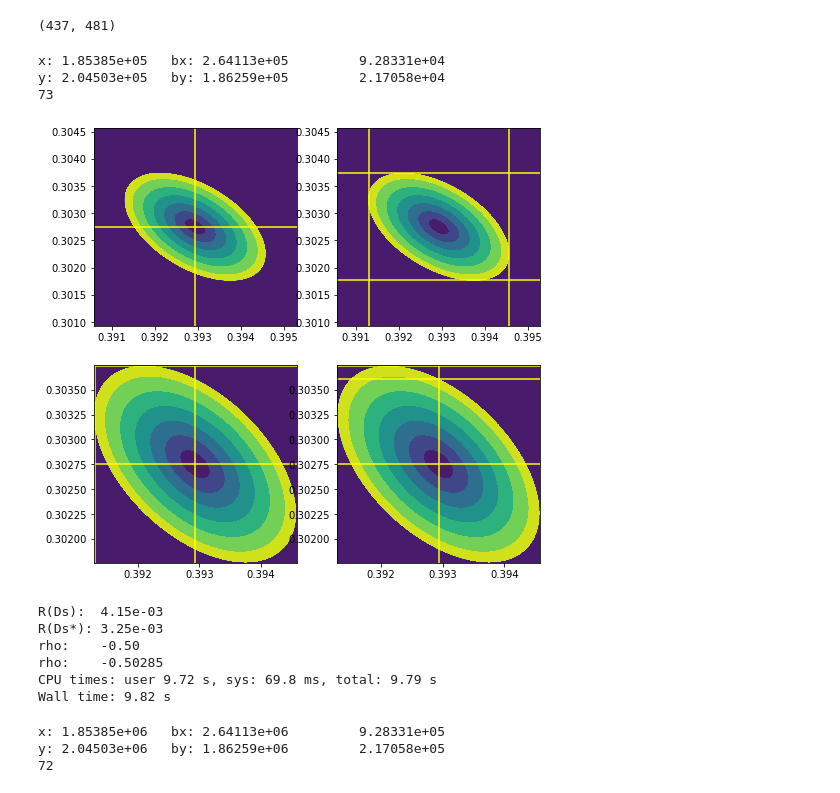
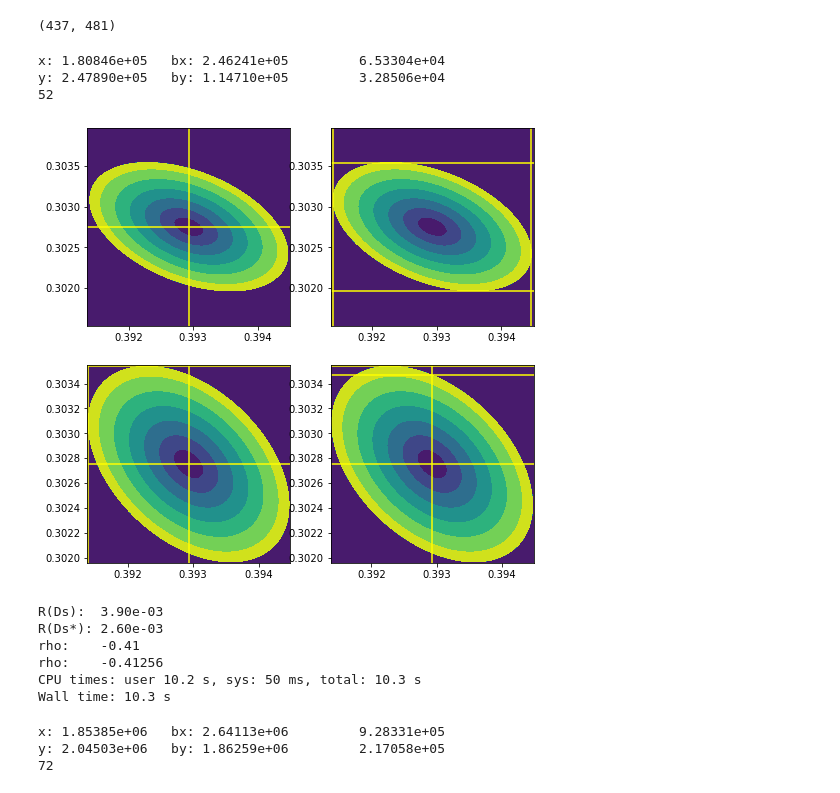
Before and after one commit to ansonkwokth/LFUV_Z-pole, a Jupyter notebook: RDs/BDTCut_v2.ipynb, the cells around one changed output. Cells and saved outputs as stored; diff of their text form; code cells hidden in the pictures.

```diff
--- a/RDs/BDTCut_v2.ipynb
+++ b/RDs/BDTCut_v2.ipynb
@@ -547,10 +558,16 @@ def find_opt_cut(df_bdt_train_s, point1=None, point2=None, point3=None, point4=N
 
 
 # 10Noise
-c1, c2, c3, c4 = 0.55, 0.44, 0.6, 0.63
+# c1, c2, c3, c4 = 0.55, 0.44, 0.6, 0.63
 
 # 20Noise
 # c1, c2, c3, c4 = 0.52, 0.42, 0.56, 0.66
+
+# 5Noise
+c1, c2, c3, c4 = 0.58, 0.46, 0.57, 0.62
+
+# 0Noise
+# c1, c2, c3, c4 = 0.64, 0.4, 0.64, 0.65
 # %%
 # apply the cut, to select tau and mu samples
 df_bdt_test_s0_cut = df_bdt_test_s.loc[(df_bdt_test_s['pred0'] >= c1) &
@@ -1104,19 +1121,22 @@ def getCorr(n_lt_tau, n_lt_star_tau, RDs, RDsstar, percentage=0.005):
 # %%
 %%time
 # 10 noise
 # getCorr(n_lt_tau, n_lt_star_tau, RDs_, RDsstar_, 0.00465)
 # 20 noise
-getCorr(n_lt_tau, n_lt_star_tau, RDs_, RDsstar_, 0.006)
-# getCorr(n_lt_tau, n_lt_star_tau, RDs_, RDsstar_, 0.0046)
+# getCorr(n_lt_tau, n_lt_star_tau, RDs_, RDsstar_, 0.006)
+# 5 noise
+getCorr(n_lt_tau, n_lt_star_tau, RDs_, RDsstar_, 0.004)
+# 0 noise
+# getCorr(n_lt_tau, n_lt_star_tau, RDs_, RDsstar_, 0.004)
 # %% [output]
-x: 1.85385e+05   bx: 2.64113e+05         9.28331e+04
-y: 2.04503e+05   by: 1.86259e+05         2.17058e+04
-73
+x: 1.80846e+05   bx: 2.46241e+05         6.53304e+04
+y: 2.47890e+05   by: 1.14710e+05         3.28506e+04
+52
-[figure, old version]
+[figure, new version]
-R(Ds):  4.15e-03
-R(Ds*): 3.25e-03
-rho:    -0.50
-rho:    -0.50285
-CPU times: user 9.72 s, sys: 69.8 ms, total: 9.79 s
-Wall time: 9.82 s
+R(Ds):  3.90e-03
+R(Ds*): 2.60e-03
+rho:    -0.41
+rho:    -0.41256
+CPU times: user 10.2 s, sys: 50 ms, total: 10.3 s
+Wall time: 10.3 s
 # %%
```
Also changed, not shown: parts of 24 cells of this notebook, 5 other files.
